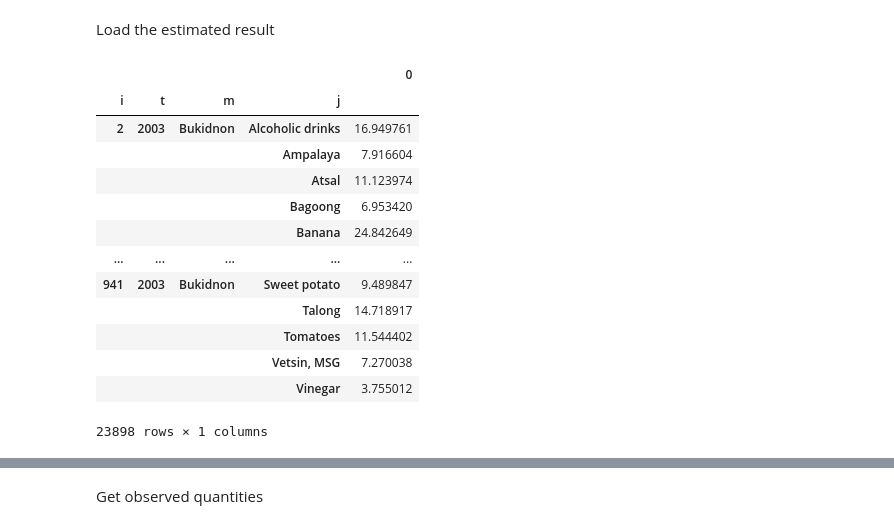
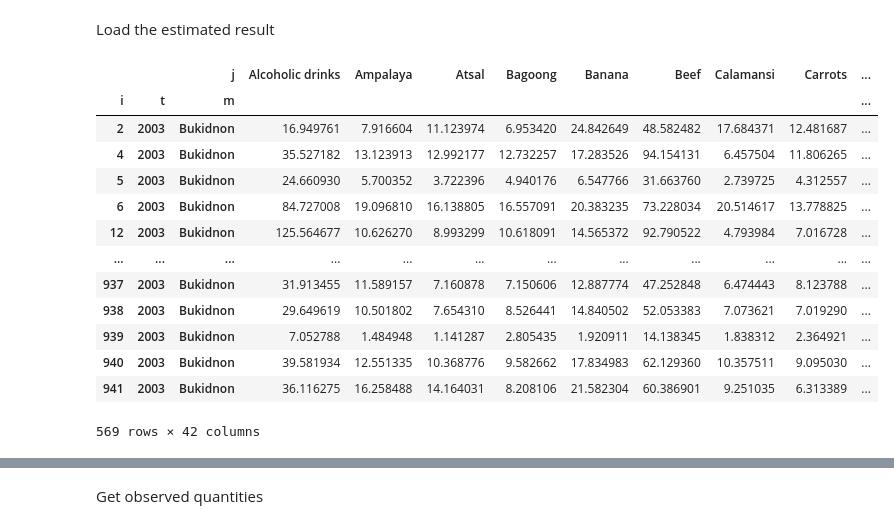
Before and after one commit to HoshiaiP/EEP153B, a Jupyter notebook: PredictedQuantities.ipynb, the cells around one changed output, grey strips where cells are left out. Drawn from its saved outputs; the diff is of its cells as text; code cells hidden in the pictures.

```diff
--- a/PredictedQuantities.ipynb
+++ b/PredictedQuantities.ipynb
@@ -31,20 +27,22 @@ Load the estimated result
 # %%
 import cfe
 result = cfe.regression.read_pickle('Bukidnon_estimates.pickle')
-x_hat = result.predicted_expenditures().to_frame()
+x_hat = result.predicted_expenditures().unstack(level=3)
+x_hat.reset_index(inplace=True)
+x_hat.set_index(['i', 't', 'm'], inplace=True)
 x_hat
 # %% [output]
-|  |  |  |  | 0 |
-| i | t | m | j |  |
-| 2 | 2003 | Bukidnon | Alcoholic drinks | 16.949761 |
-|  |  |  | Ampalaya | 7.916604 |
-|  |  |  | Atsal | 11.123974 |
-|  |  |  | Bagoong | 6.953420 |
-|  |  |  | Banana | 24.842649 |
-| ... | ... | ... | ... | ... |
-| 941 | 2003 | Bukidnon | Sweet potato | 9.489847 |
-|  |  |  | Talong | 14.718917 |
-|  |  |  | Tomatoes | 11.544402 |
-|  |  |  | Vetsin, MSG | 7.270038 |
-|  |  |  | Vinegar | 3.755012 |
+|  |  | j | Alcoholic drinks | Ampalaya | Atsal | Bagoong | Banana | Beef | Calamansi | Carrots | ... |
+| i | t | m |  |  |  |  |  |  |  |  | ... |
+| 2 | 2003 | Bukidnon | 16.949761 | 7.916604 | 11.123974 | 6.953420 | 24.842649 | 48.582482 | 17.684371 | 12.481687 | ... |
+| 4 | 2003 | Bukidnon | 35.527182 | 13.123913 | 12.992177 | 12.732257 | 17.283526 | 94.154131 | 6.457504 | 11.806265 | ... |
+| 5 | 2003 | Bukidnon | 24.660930 | 5.700352 | 3.722396 | 4.940176 | 6.547766 | 31.663760 | 2.739725 | 4.312557 | ... |
+| 6 | 2003 | Bukidnon | 84.727008 | 19.096810 | 16.138805 | 16.557091 | 20.383235 | 73.228034 | 20.514617 | 13.778825 | ... |
+| 12 | 2003 | Bukidnon | 125.564677 | 10.626270 | 8.993299 | 10.618091 | 14.565372 | 92.790522 | 4.793984 | 7.016728 | ... |
+| ... | ... | ... | ... | ... | ... | ... | ... | ... | ... | ... | ... |
+| 937 | 2003 | Bukidnon | 31.913455 | 11.589157 | 7.160878 | 7.150606 | 12.887774 | 47.252848 | 6.474443 | 8.123788 | ... |
+| 938 | 2003 | Bukidnon | 29.649619 | 10.501802 | 7.654310 | 8.526441 | 14.840502 | 52.053383 | 7.073621 | 7.019290 | ... |
+| 939 | 2003 | Bukidnon | 7.052788 | 1.484948 | 1.141287 | 2.805435 | 1.920911 | 14.138345 | 1.838312 | 2.364921 | ... |
+| 940 | 2003 | Bukidnon | 39.581934 | 12.551335 | 10.368776 | 9.582662 | 17.834983 | 62.129360 | 10.357511 | 9.095030 | ... |
+| 941 | 2003 | Bukidnon | 36.116275 | 16.258488 | 14.164031 | 8.208106 | 21.582304 | 60.386901 | 9.251035 | 6.313389 | ... |
-23898 rows × 1 columns
+569 rows × 42 columns
```
Also changed, not shown: parts of 9 cells of this notebook, 1 other file.
